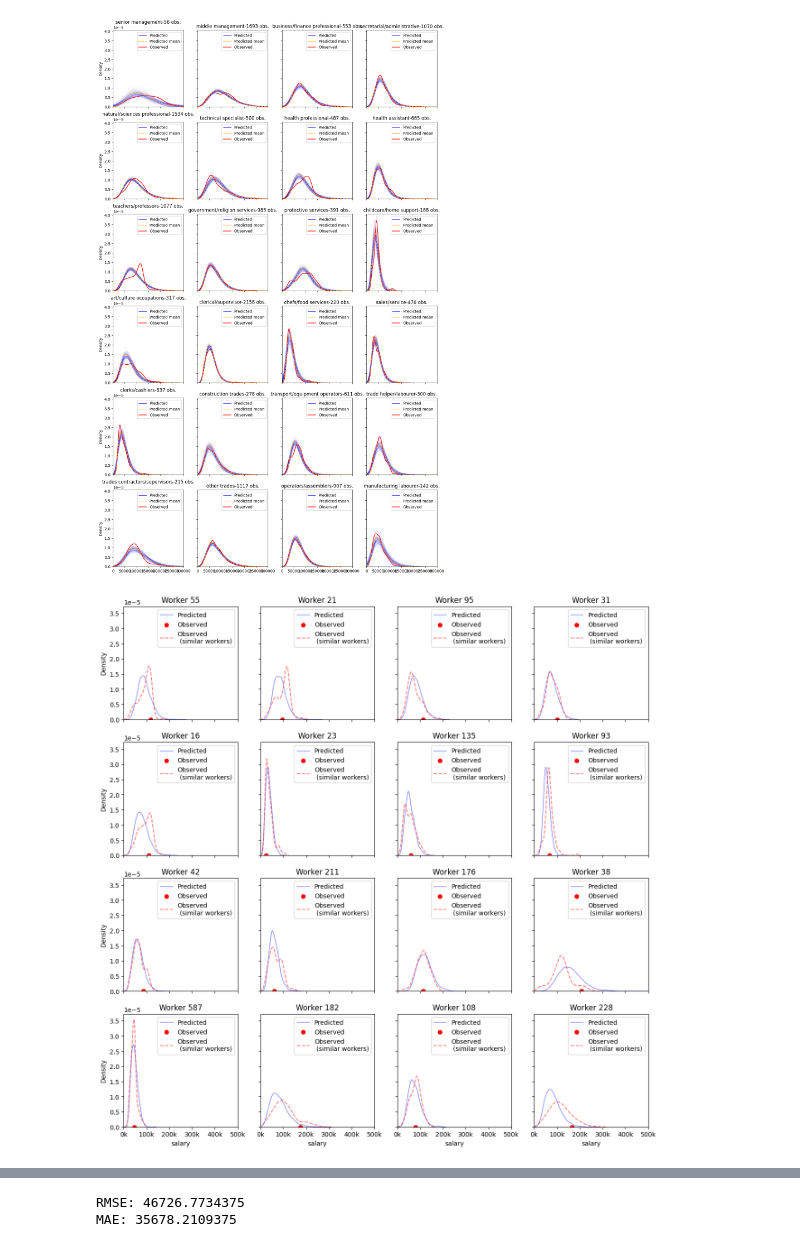
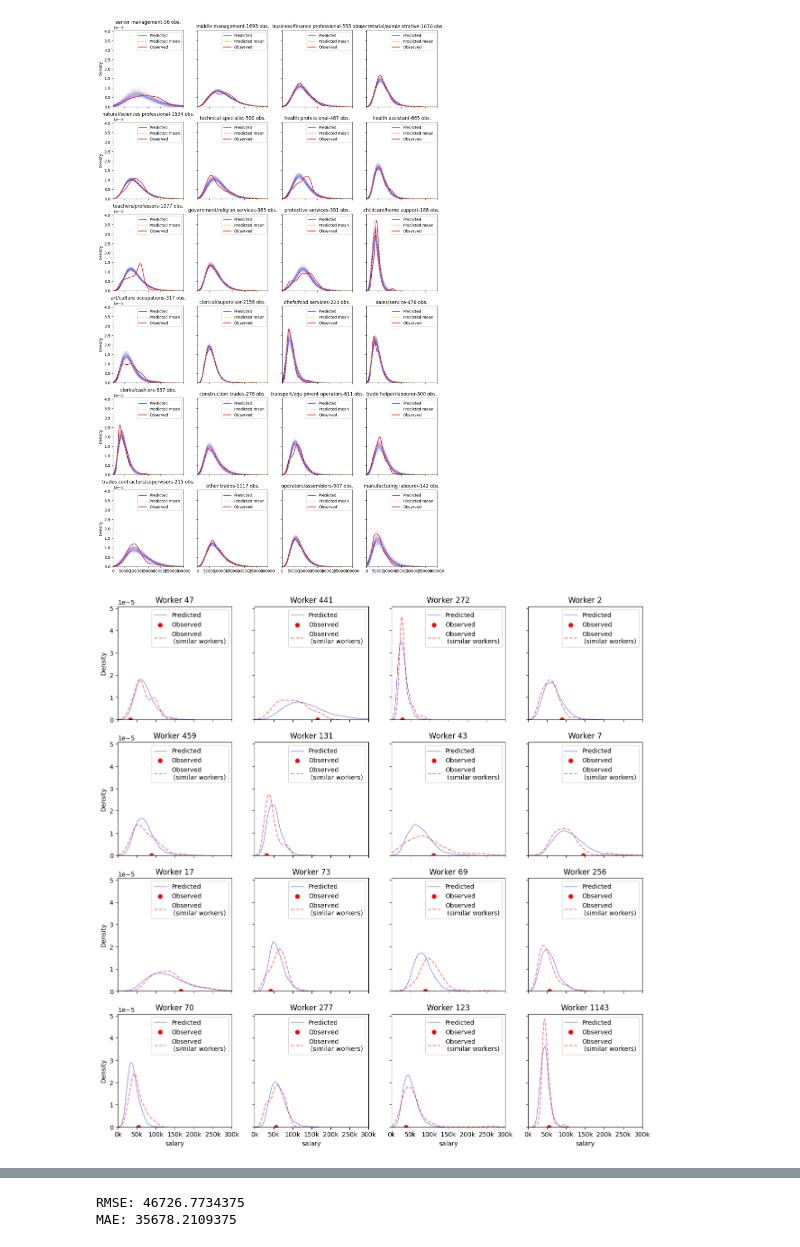
Before and after one commit to andrescastillovega/LabourSIM, a Jupyter notebook: Models/Wages/notebooks/simulation.ipynb, the cells around one changed output, grey strips where cells are left out. Drawn from its saved outputs; the diff is of its cells as text; code cells hidden in the pictures.

```diff
--- a/Models/Wages/notebooks/simulation.ipynb
+++ b/Models/Wages/notebooks/simulation.ipynb
@@ -132,7 +131,7 @@ predictions = predictive(rng_key, X, None, ind, occ, feature_names)["salary_hat"
 # %%
 # plot kde of praedictions and actual values
 fig, ax = plt.subplots(figsize=(8, 6))
-pred_samples = 500
+pred_samples = 100
 for i in range(pred_samples):
     sns.kdeplot(predictions[i], label="Predicted", alpha=0.5, linewidth=0.1, color="blue")
 
@@ -149,4 +148,8 @@ legend = ax.legend(handles, labels, loc="best");
 legend.get_lines()[0].set_alpha(1)
 legend.get_lines()[0].set_linewidth(1)
 plt.xlim(0, 300000);
+
+plt.draw()
+fig.savefig('../images/ch5_agg_level/salary.svg', format='svg')
+fig.savefig('../images/ch5_agg_level/salary.pdf', format='pdf')
 # %% [output]
@@ -220,24 +231,30 @@ validation_data.reset_index(inplace=True, drop=True)
 # %%
 fig, ax = plt.subplots(ncols=4, nrows=4, figsize=(15, 15), sharex=True, sharey=True)
 
 # get 10 random individuals
-random_individuals = validation_data[validation_data.duplicated(subset=similar_fields) == False].sort_values(by="count_similar_individuals", ascending=False).head(16)
+random_individuals = validation_data[validation_data.duplicated(subset=similar_fields) == False].sort_values(by="count_similar_individuals", ascending=False).head(50)[17:33]
+
+# random_individuals = validation_data[validation_data.duplicated(subset=similar_fields) == False].sample(16)
 
 id_chart = 0
 for i, ind in random_individuals.iterrows():
     sns.kdeplot(predictions[:, i], label="Predicted", alpha=0.5, linewidth=1, color="blue", ax=ax[id_chart//4, id_chart%4])
     ax[id_chart//4, id_chart%4].scatter(ind["salary"], 0, color="red", s=40, label="Observed")
 
     # Filter similar individuals
     query = duplicates_query(ind[similar_fields])
     obs_similar_salaries = validation_data.query(query)["salary"]
     sns.kdeplot(obs_similar_salaries, label="Observed\n (similar workers)", color="red", alpha=0.5,linestyle="--", ax=ax[id_chart//4, id_chart%4])
 
     ax[id_chart//4, id_chart%4].legend();
     ax[id_chart//4, id_chart%4].set_title(f"Worker {i}");
-    ax[id_chart//4, id_chart%4].set_xlim(0, 5e5);
+    ax[id_chart//4, id_chart%4].set_xlim(0, 3e5);
     ax[id_chart//4, id_chart%4].set_xticklabels([f"{int(tick/1000)}k" for tick in ax[id_chart//4, id_chart%4].get_xticks()])
 
     id_chart += 1
+
+plt.draw()
+fig.savefig('../images/ch5_disagg_level/workers.svg', format='svg')
+fig.savefig('../images/ch5_disagg_level/workers.pdf', format='pdf')
 # %% [output]
-[figure, old version]
+[figure, new version]
```
Also changed, not shown: parts of 11 cells of this notebook, 44 other files.
